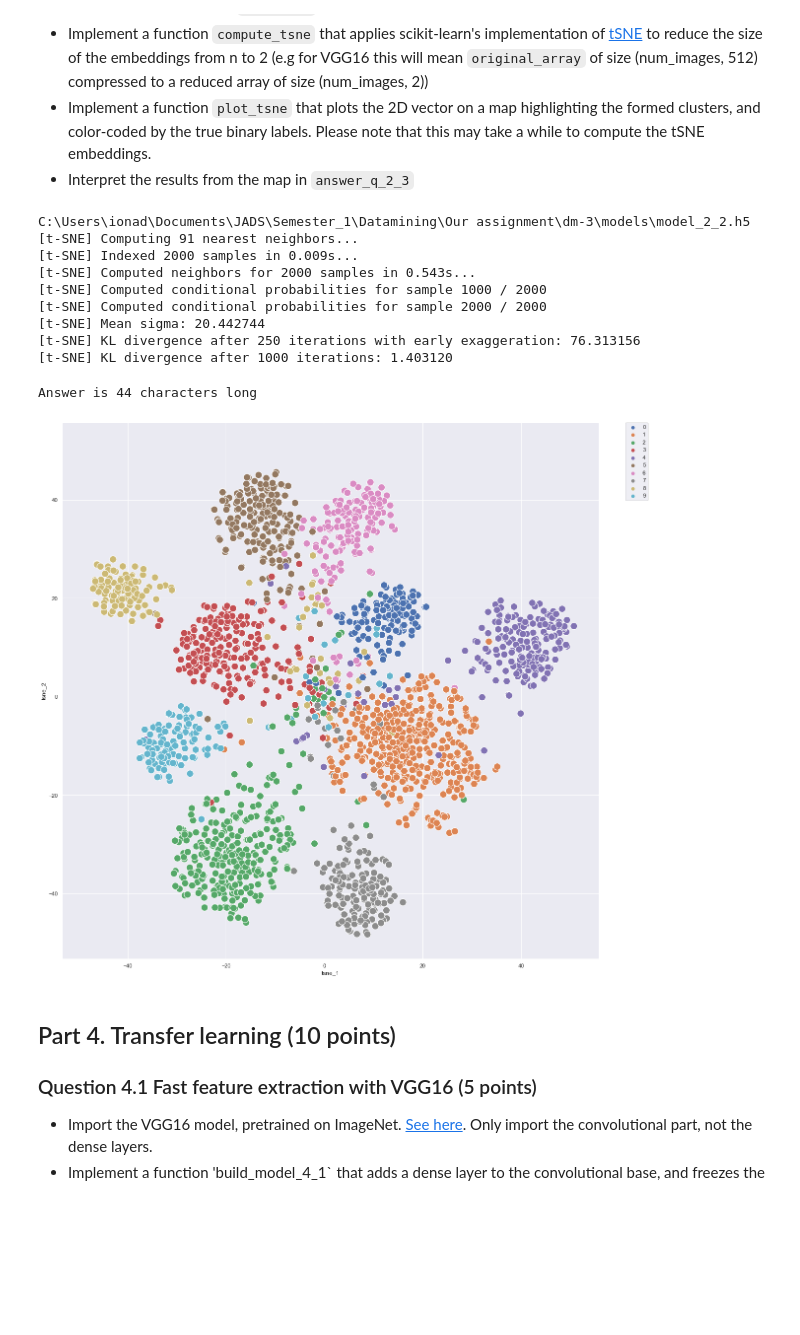
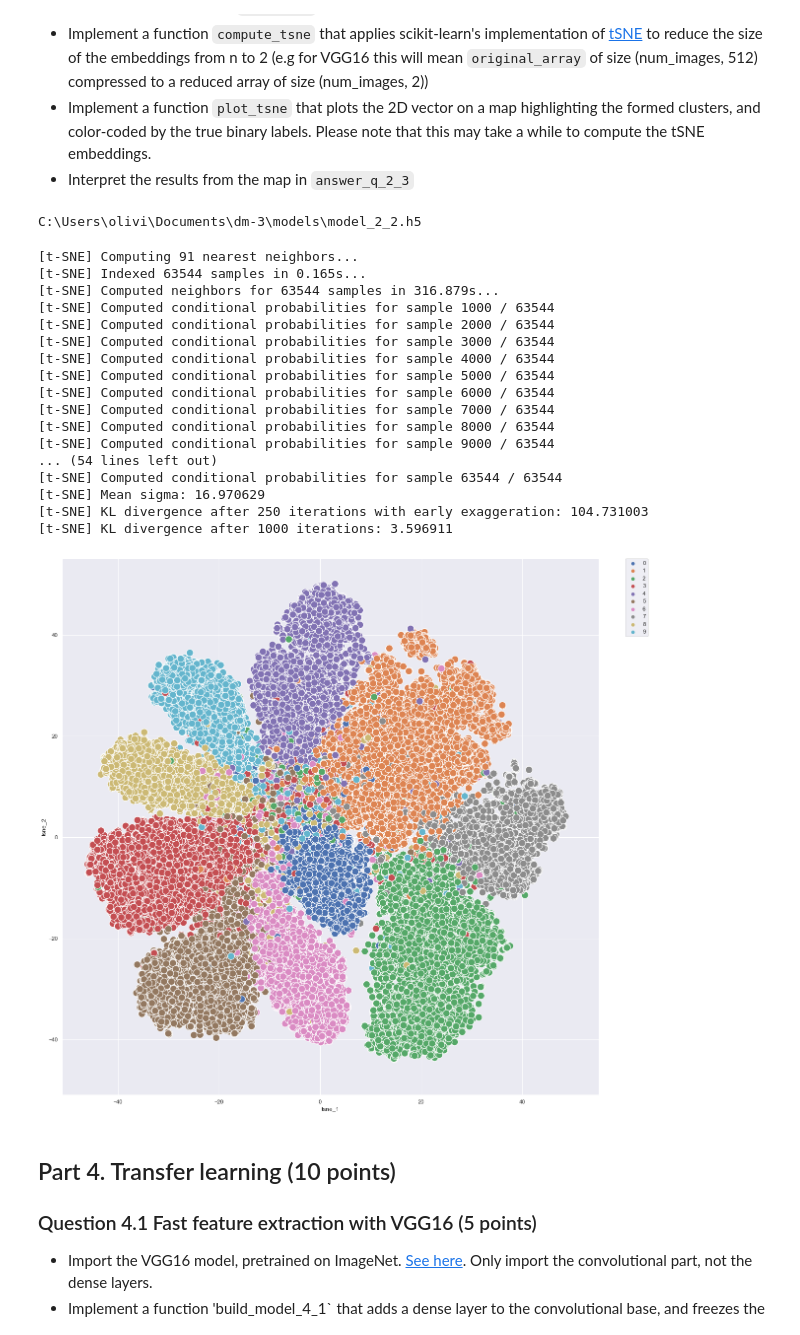
Before and after one commit to jads-master-team-1/dm-3, a Jupyter notebook: JADS_Assignment_3.ipynb, the cells around one changed output. Cells and saved outputs as stored; diff of their text form; code cells hidden in the pictures; blank space fills up the shorter version.

Commit message:
added section 4 - Olivier

```diff
--- a/JADS_Assignment_3.ipynb
+++ b/JADS_Assignment_3.ipynb
@@ -12,7 +10,7 @@ Our GitHub repo: https://github.com/jads-master-team-1/dm-3
 # %%
 # Before submission, set this to True so that you can render and verify this notebook without retraining all the deep learning models.
 # All models will be loaded from file instead.
-stop_training = False
+stop_training = True
 # %%
 # Uncomment the following line to run in Google Colab
 # This will link the notebook to your Google drive to store your models and cache the dataset.
@@ -815,8 +809,7 @@ def create_embeddings(model_file):
     """ Returns the image embeddings of X_train learned in the given model
     """
     limited_model=Model(inputs=model.layers[0].input,outputs=model.layers[-5].output)
-    # TO UPDATE TO XTRAIN!!!
-    embeddings = limited_model(X_attempt)
+    embeddings = limited_model(X_train_pp)
     return embeddings
 
 def compute_tsne(original_array):
@@ -829,42 +822,49 @@ def compute_tsne(original_array):
     return tsne_result
 
 model = load_model_from_file(base_dir, 'model_2_2')
-#X_train = rgb2gray(X_train)
 # n-sized embeddings extracted from X_train and reduced to 2-sized embeddings
 dn_embs = create_embeddings("model_2_2")
 d2_embs = compute_tsne(dn_embs)
 # %% [output]
-C:\Users\ionad\Documents\JADS\Semester_1\Datamining\Our assignment\dm-3\models\model_2_2.h5
-[t-SNE] Computing 91 nearest neighbors...
-[t-SNE] Indexed 2000 samples in 0.009s...
-[t-SNE] Computed neighbors for 2000 samples in 0.543s...
-[t-SNE] Computed conditional probabilities for sample 1000 / 2000
-[t-SNE] Computed conditional probabilities for sample 2000 / 2000
-[t-SNE] Mean sigma: 20.442744
-[t-SNE] KL divergence after 250 iterations with early exaggeration: 76.313156
-[t-SNE] KL divergence after 1000 iterations: 1.403120
+C:\Users\olivi\Documents\dm-3\models\model_2_2.h5
+[t-SNE] Computing 91 nearest neighbors...
+[t-SNE] Indexed 63544 samples in 0.165s...
+[t-SNE] Computed neighbors for 63544 samples in 316.879s...
+[t-SNE] Computed conditional probabilities for sample 1000 / 63544
+[t-SNE] Computed conditional probabilities for sample 2000 / 63544
+[t-SNE] Computed conditional probabilities for sample 3000 / 63544
+[t-SNE] Computed conditional probabilities for sample 4000 / 63544
+[t-SNE] Computed conditional probabilities for sample 5000 / 63544
+[t-SNE] Computed conditional probabilities for sample 6000 / 63544
+[t-SNE] Computed conditional probabilities for sample 7000 / 63544
+[t-SNE] Computed conditional probabilities for sample 8000 / 63544
+[t-SNE] Computed conditional probabilities for sample 9000 / 63544
+... (54 lines left out)
+[t-SNE] Computed conditional probabilities for sample 63544 / 63544
+[t-SNE] Mean sigma: 16.970629
+[t-SNE] KL divergence after 250 iterations with early exaggeration: 104.731003
+[t-SNE] KL divergence after 1000 iterations: 3.596911
 # %%
 import seaborn as sns
 
 def plot_tsne(tsne_embeds, labels):
     # Plot the result of our TSNE with the label color coded
     # A lot of the stuff here is about making the plot look pretty and not TSNE
     sns.set(rc={'figure.figsize':(20,20)})
     labels = [((np.argmax(i)+1)%10) for i in labels]
     tsne_result_df = pd.DataFrame({'tsne_1': tsne_embeds[:,0], 'tsne_2': tsne_embeds[:,1], 'label': labels})
     fig, ax = plt.subplots(1)
     sns.scatterplot(x='tsne_1', y='tsne_2', hue='label', data=tsne_result_df, ax=ax,s=200, palette=sns.color_palette())
     lim = (tsne_embeds.min()-5, tsne_embeds.max()+5)
     #sns.set(rc={"figure.figsize":(200, 5)})
     ax.set_xlim(lim)
     ax.set_ylim(lim)
     ax.set_aspect('equal')
     ax.legend(bbox_to_anchor=(1.05, 1), loc=2, borderaxespad=0.0)
 
-plot_tsne(d2_embs, y_train[0:2000])
+plot_tsne(d2_embs, y_train)
 # %% [output]
-Answer is 44 characters long
-[figure, old version]
+[figure, new version]
 # %%
 answer_q_2_3 = """
                From the map, you can see that the model is clearly able to cluster the images per class (i.e. number).
```
Also changed, not shown: parts of 10 cells of this notebook, 4 other files.
